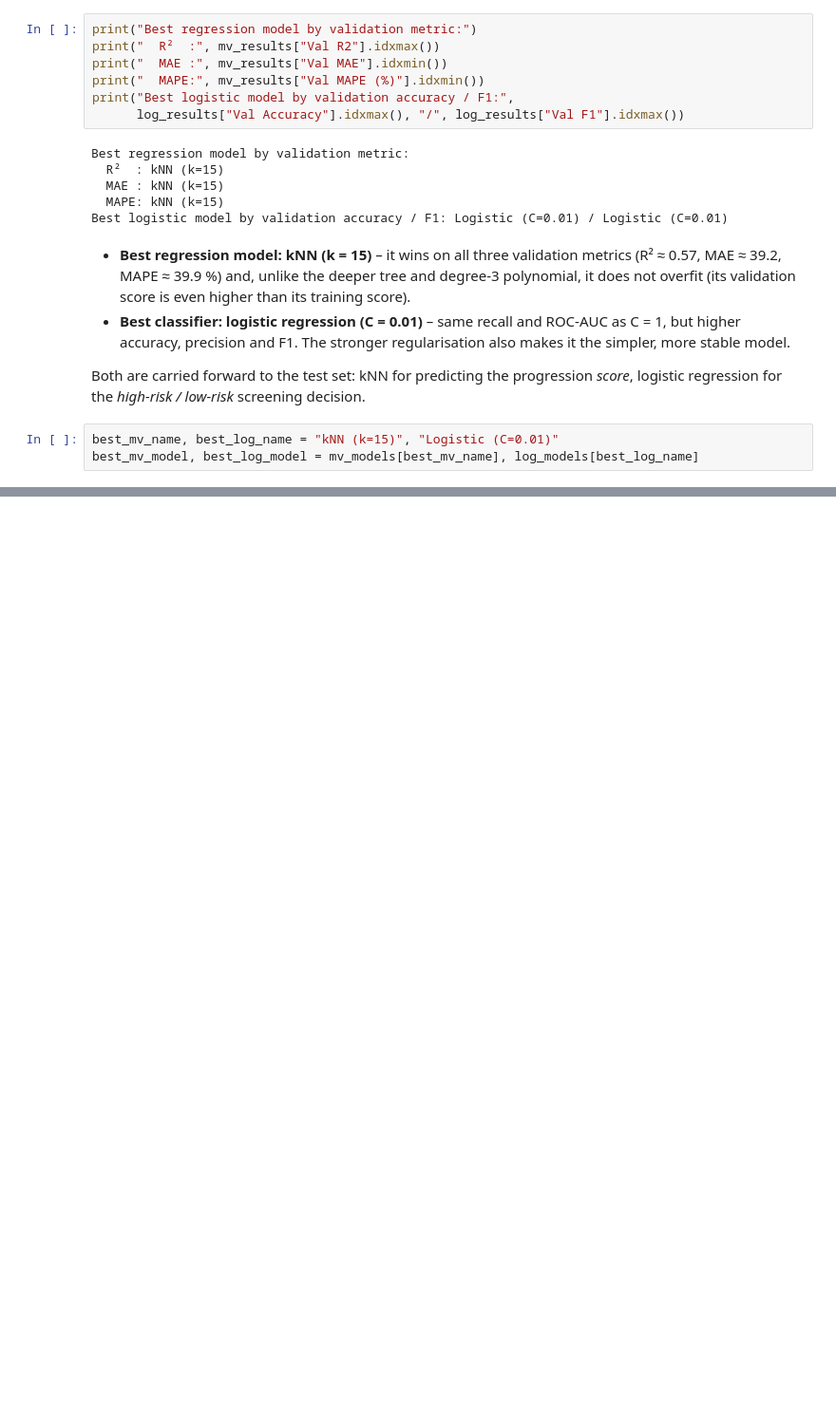
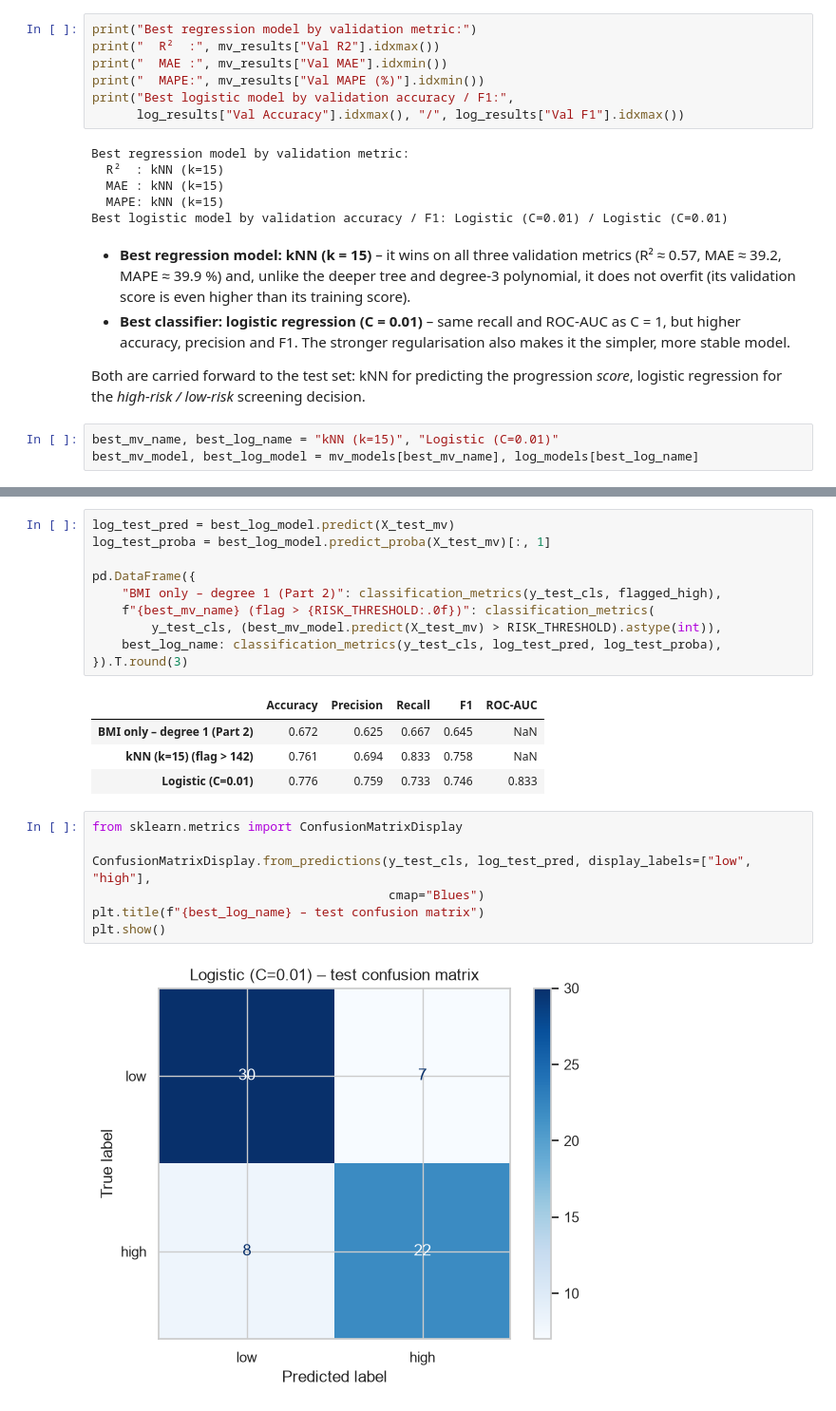
Before and after one commit to Namypark/diabetes-progression-lab2, a Jupyter notebook: lab2_diabetes.ipynb, the cells around one changed output, grey strips where cells are left out. Shown at 95% size. Saved outputs shown, nothing was run; the diff lists cells and outputs as text; blank space fills up the shorter version.

Commit message:
Part 3 step 9: test set results

```diff
--- a/lab2_diabetes.ipynb
+++ b/lab2_diabetes.ipynb
@@ -887,0 +904,24 @@ best_mv_model, best_log_model = mv_models[best_mv_name], log_models[best_log_nam
+# %%
+log_test_pred = best_log_model.predict(X_test_mv)
+log_test_proba = best_log_model.predict_proba(X_test_mv)[:, 1]
+
+pd.DataFrame({
+    "BMI only – degree 1 (Part 2)": classification_metrics(y_test_cls, flagged_high),
+    f"{best_mv_name} (flag > {RISK_THRESHOLD:.0f})": classification_metrics(
+        y_test_cls, (best_mv_model.predict(X_test_mv) > RISK_THRESHOLD).astype(int)),
+    best_log_name: classification_metrics(y_test_cls, log_test_pred, log_test_proba),
+}).T.round(3)
+# %% [output]
+|  | Accuracy | Precision | Recall | F1 | ROC-AUC |
+| BMI only – degree 1 (Part 2) | 0.672 | 0.625 | 0.667 | 0.645 | NaN |
+| kNN (k=15) (flag > 142) | 0.761 | 0.694 | 0.833 | 0.758 | NaN |
+| Logistic (C=0.01) | 0.776 | 0.759 | 0.733 | 0.746 | 0.833 |
+# %%
+from sklearn.metrics import ConfusionMatrixDisplay
+
+ConfusionMatrixDisplay.from_predictions(y_test_cls, log_test_pred, display_labels=["low", "high"],
+                                        cmap="Blues")
+plt.title(f"{best_log_name} – test confusion matrix")
+plt.show()
+# %% [output]
+[figure, added]
```
Also changed, not shown: parts of 3 cells of this notebook.
